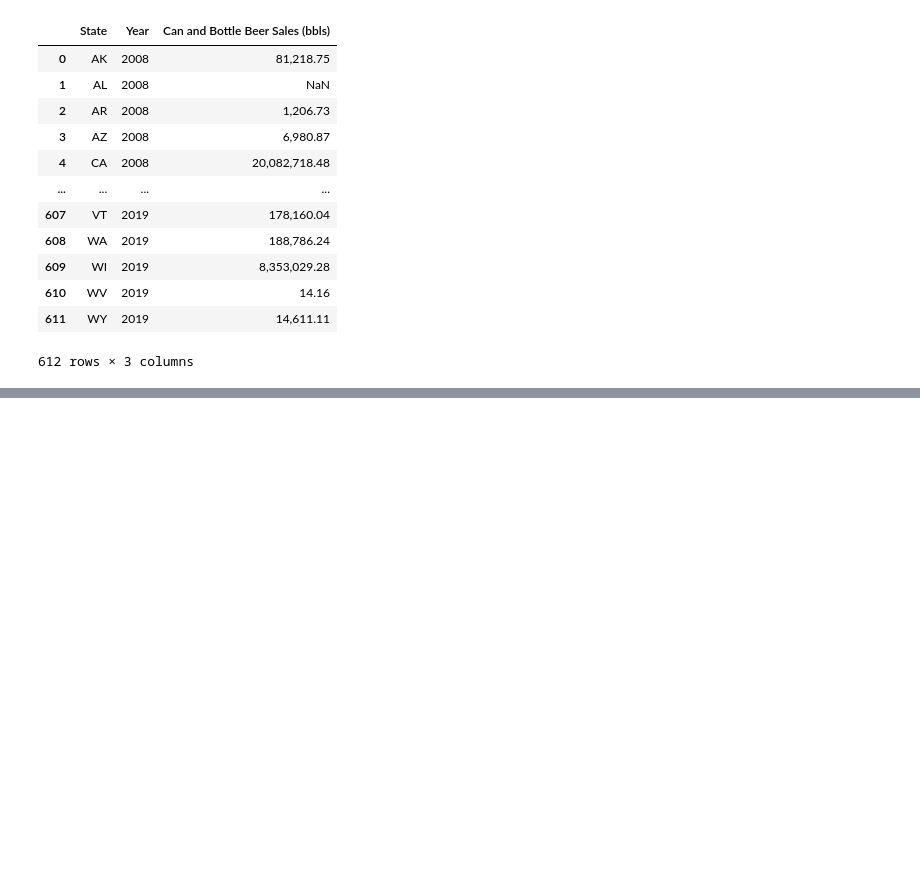
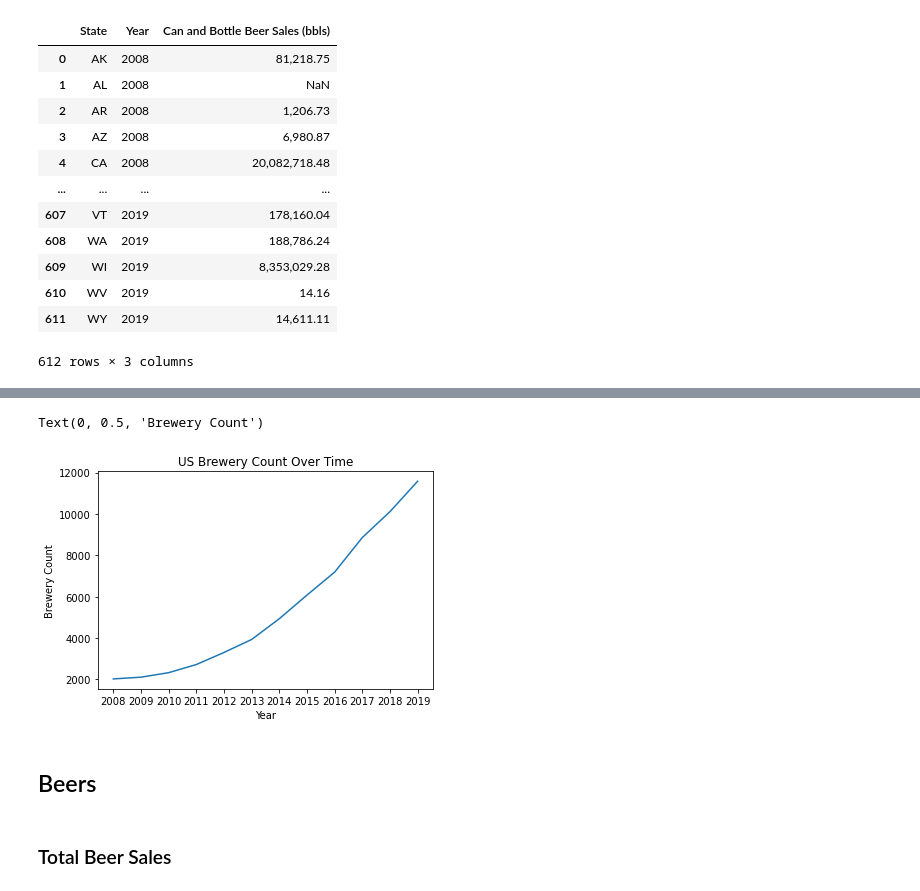
Before and after one commit to bgtaber/brewcrew_project, a Jupyter notebook: Scripts/State_level.ipynb, the cells around one changed output, grey strips where cells are left out. Drawn from its saved outputs; the diff is of its cells as text; code cells hidden in the pictures; blank space fills up the shorter version.

```diff
--- a/Scripts/State_level.ipynb
+++ b/Scripts/State_level.ipynb
@@ -179,0 +190,31 @@ beer_keg_2_df
+# %%
+#Merging brewery_3_df and beer_pub_2_df into brewery_beer_0_df
+brewery_beer_0_df=brewery_3_df.merge(beer_pub_2_df,on=['State','Year'],how='left')
+# brewery_beer_0_df
+
+#Merging brewery_beer_0_df and beer_can_2_df into brewery_beer_1_df
+brewery_beer_1_df=brewery_beer_0_df.merge(beer_can_2_df,on=['State','Year'],how='left')
+# brewery_beer_1_df
+
+#Merging brewery_beer_1_df and beer_keg_2_df into brewery_beer_df
+brewery_beer_2_df=brewery_beer_1_df.merge(beer_keg_2_df,on=['State','Year'],how='left')
+# brewery_beer_2_df.count()
+
+#Clean up beer and brewery data fram by dopping missing values
+brewery_beer_3_df=brewery_beer_2_df.dropna(axis=0,how='any')
+brewery_beer_3_df.count()
+
+#Remove all commas from data frame
+brewery_beer_4_df = brewery_beer_3_df.replace(',','', regex=True)
+
+# Convert Brewery and Pub Beer Sales (bbls), Can and Bottle Beer Sales (bbls) and Keg and Barell Beer Sales (bbls) to strings
+
+columns_dtypes={'Brewery and Pub Beer Sales (bbls)':'float',
+                'Can and Bottle Beer Sales (bbls)':'float',
+                'Keg and Barrel Beer Sales (bbls)':'float'}
+
+brewery_beer_df=brewery_beer_4_df.astype(columns_dtypes)
+
+#Include Total Beer Sales in Barrels within the Full Brewery and Beer Data Frame
+brewery_beer_df['Total Beer Sales (bbls)']=(brewery_beer_df['Brewery and Pub Beer Sales (bbls)']+brewery_beer_df['Can and Bottle Beer Sales (bbls)']+brewery_beer_df['Keg and Barrel Beer Sales (bbls)'])
+brewery_beer_df
@@ -179,0 +239,4 @@ beer_keg_2_df
+# %%
+#Analyze Total Breweries over time for the entire US
+us_brewery_count=brewery_beer_df.groupby('Year')['Brewery Count'].sum()
+us_brewery_count
@@ -180 +258,17 @@ beer_keg_2_df
+# %%
+#Line Plot of Brewery COunt over time in the US
+x= us_brewery_count.index
+y= us_brewery_count.tolist()
+
+plt.plot(x,y)
+plt.title('US Brewery Count Over Time')
+plt.xlabel('Year')
+plt.ylabel('Brewery Count')
+# %% [output]
+Text(0, 0.5, 'Brewery Count')
+[figure, added]
+# %% [markdown]
+## Beers
+# %% [markdown]
+### Total Beer Sales
 # %%
```
Also changed, not shown: parts of 35 cells of this notebook.
